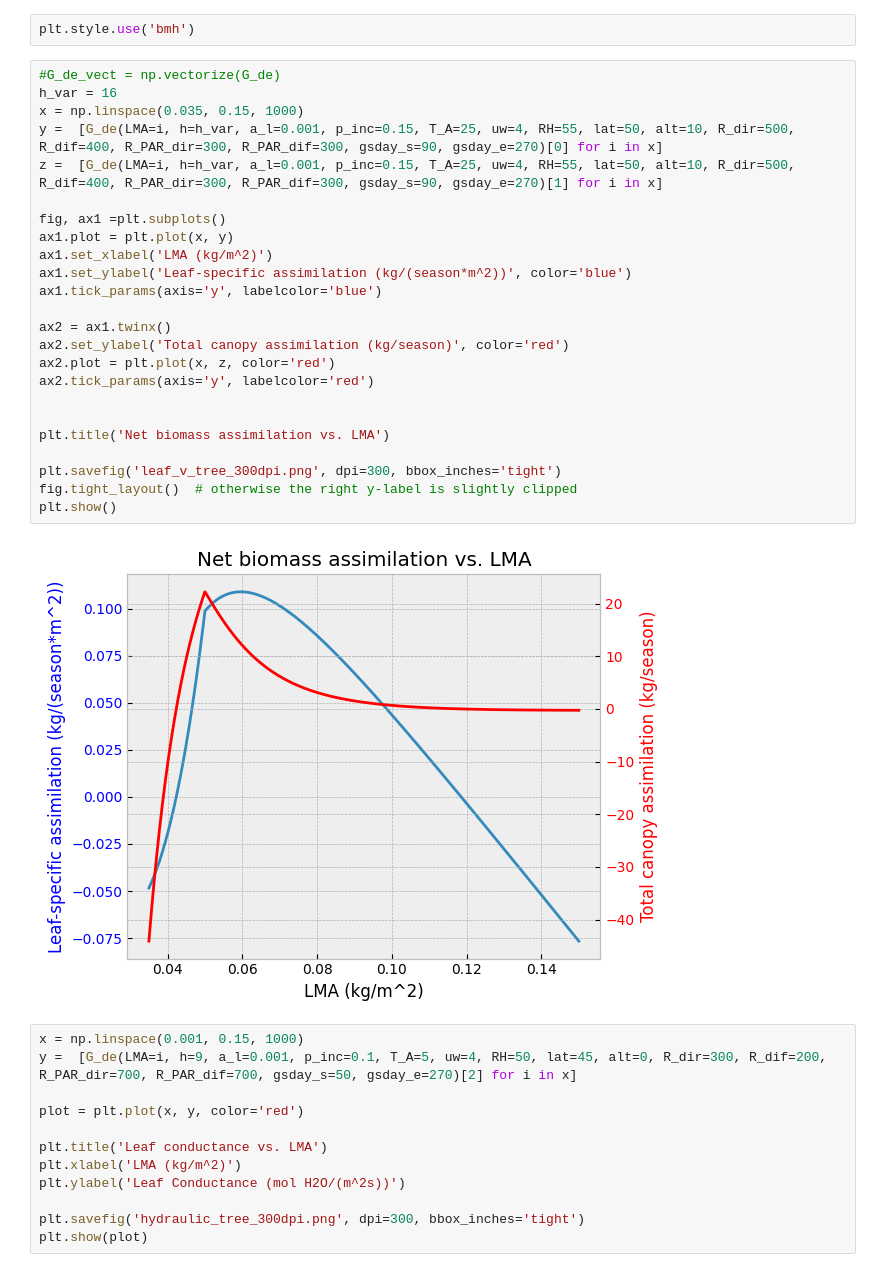
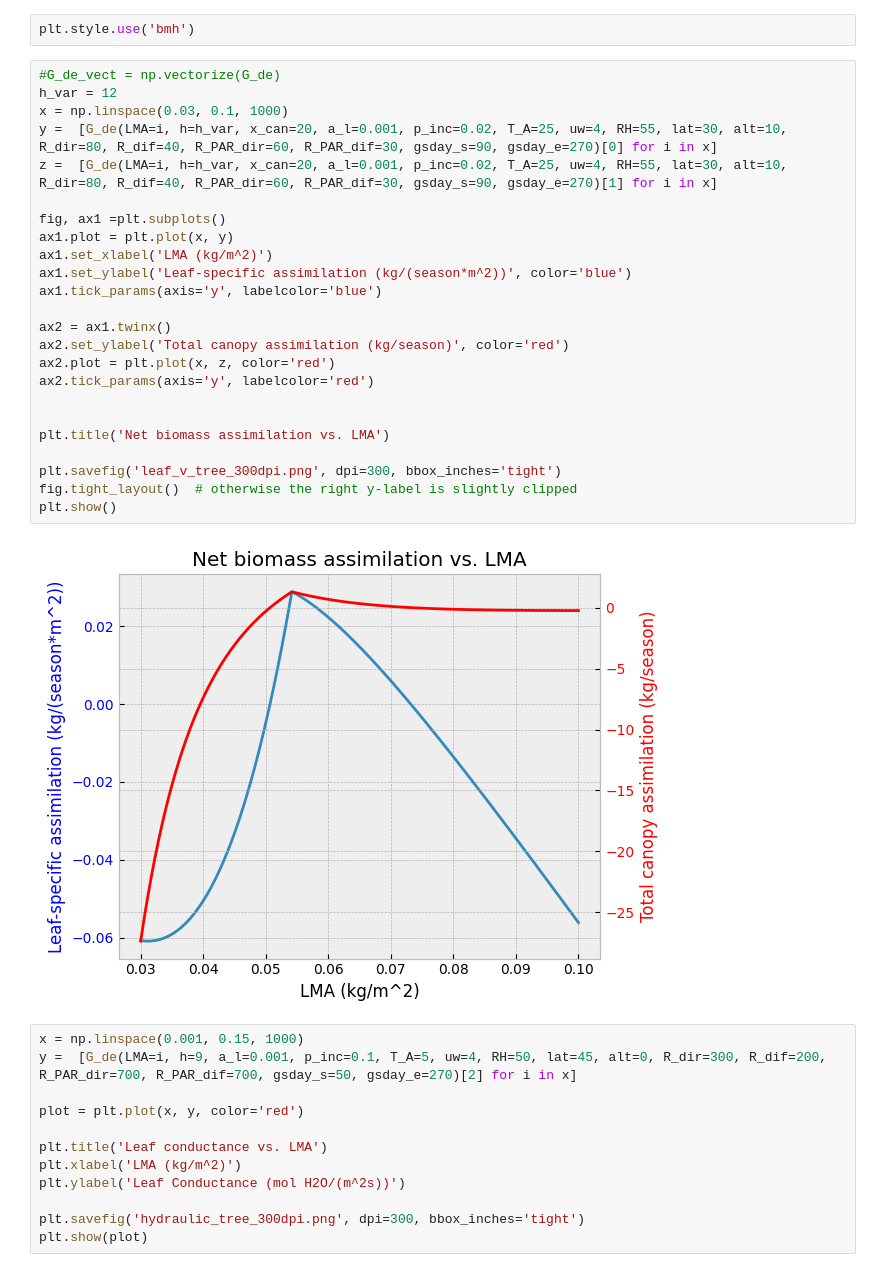
Before and after one commit to MustriM95/ScaledOptim, a Jupyter notebook: Simulations.ipynb, the cells around one changed output. Saved outputs shown, nothing was run; the diff lists cells and outputs as text.

```diff
--- a/Simulations.ipynb
+++ b/Simulations.ipynb
@@ -14,30 +14,30 @@ from scaledOptim_coreFunc import *
 plt.style.use('bmh')
 # %%
 #G_de_vect = np.vectorize(G_de)
-h_var = 16
-x = np.linspace(0.035, 0.15, 1000)
-y =  [G_de(LMA=i, h=h_var, a_l=0.001, p_inc=0.15, T_A=25, uw=4, RH=55, lat=50, alt=10, R_dir=500, R_dif=400, R_PAR_dir=300, R_PAR_dif=300, gsday_s=90, gsday_e=270)[0] for i in x]
-z =  [G_de(LMA=i, h=h_var, a_l=0.001, p_inc=0.15, T_A=25, uw=4, RH=55, lat=50, alt=10, R_dir=500, R_dif=400, R_PAR_dir=300, R_PAR_dif=300, gsday_s=90, gsday_e=270)[1] for i in x]
+h_var = 12
+x = np.linspace(0.03, 0.1, 1000)
+y =  [G_de(LMA=i, h=h_var, x_can=20, a_l=0.001, p_inc=0.02, T_A=25, uw=4, RH=55, lat=30, alt=10, R_dir=80, R_dif=40, R_PAR_dir=60, R_PAR_dif=30, gsday_s=90, gsday_e=270)[0] for i in x]
+z =  [G_de(LMA=i, h=h_var, x_can=20, a_l=0.001, p_inc=0.02, T_A=25, uw=4, RH=55, lat=30, alt=10, R_dir=80, R_dif=40, R_PAR_dir=60, R_PAR_dif=30, gsday_s=90, gsday_e=270)[1] for i in x]
 
 fig, ax1 =plt.subplots()
 ax1.plot = plt.plot(x, y)
 ax1.set_xlabel('LMA (kg/m^2)')
 ax1.set_ylabel('Leaf-specific assimilation (kg/(season*m^2))', color='blue')
 ax1.tick_params(axis='y', labelcolor='blue')
 
 ax2 = ax1.twinx()
 ax2.set_ylabel('Total canopy assimilation (kg/season)', color='red')
 ax2.plot = plt.plot(x, z, color='red')
 ax2.tick_params(axis='y', labelcolor='red')
 
 
 plt.title('Net biomass assimilation vs. LMA')
 
 plt.savefig('leaf_v_tree_300dpi.png', dpi=300, bbox_inches='tight')
 fig.tight_layout()  # otherwise the right y-label is slightly clipped
 plt.show()
 # %% [output]
-[figure, old version]
+[figure, new version]
 # %%
 x = np.linspace(0.001, 0.15, 1000)
 y =  [G_de(LMA=i, h=9, a_l=0.001, p_inc=0.1, T_A=5, uw=4, RH=50, lat=45, alt=0, R_dir=300, R_dif=200, R_PAR_dir=700, R_PAR_dif=700, gsday_s=50, gsday_e=270)[2] for i in x]
```
Also changed, not shown: parts of 1 cell of this notebook, 2 other files.
